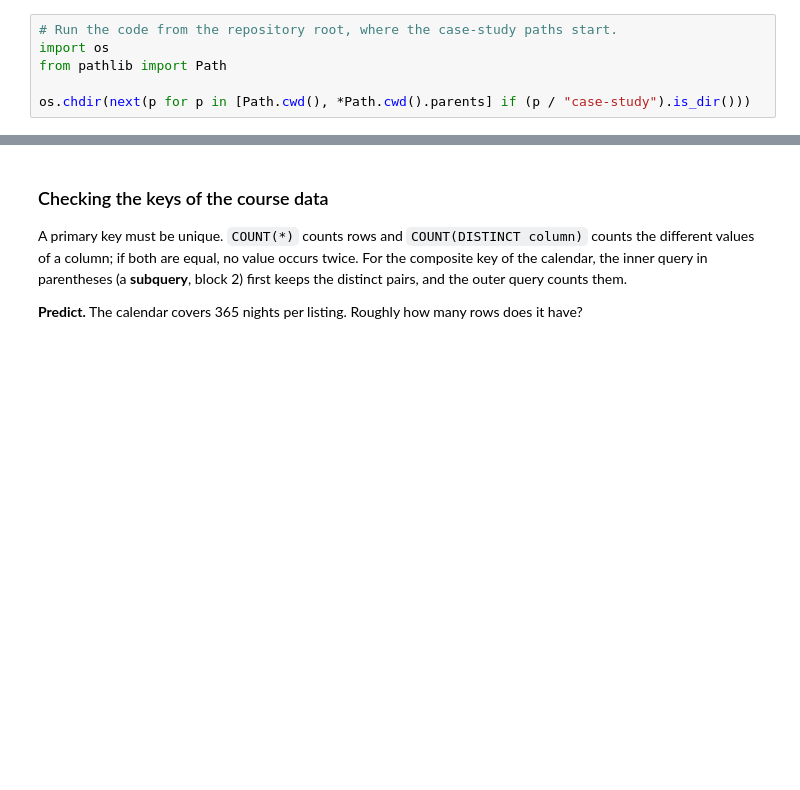
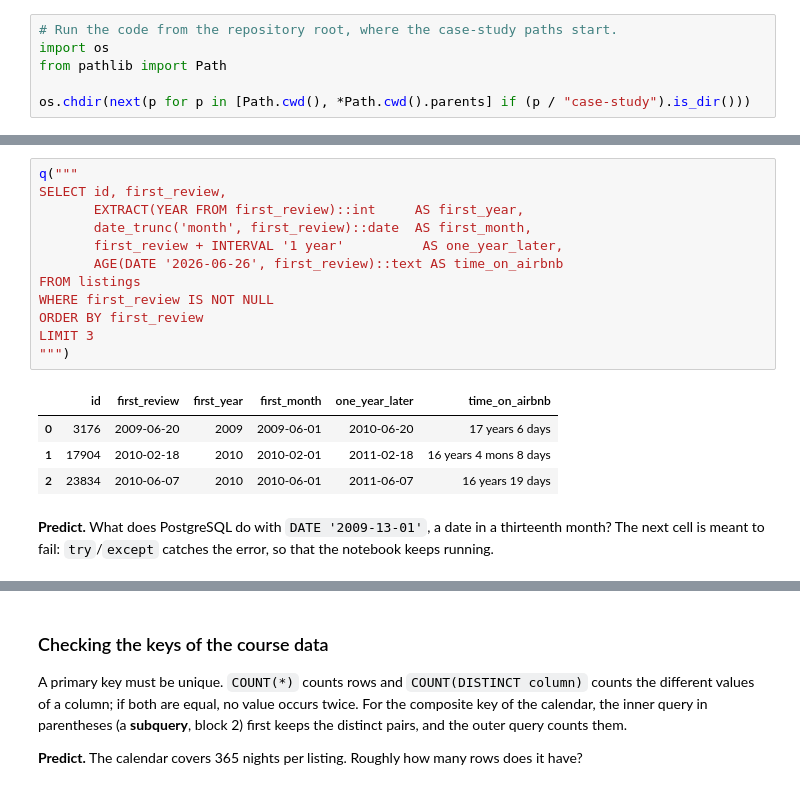
Before and after one commit to khoadaniel/statistical-programming-mpmd-htw-ws-2026, a Jupyter notebook: sessions/03-sql/workbooks/01-lecture-relational-databases-and-first-queries.ipynb, the cells around one changed output, grey strips where cells are left out. Drawn from its saved outputs; the diff is of its cells as text; blank space fills up the shorter version.

```diff
--- a/sessions/03-sql/workbooks/01-lecture-relational-databases-and-first-queries.ipynb
+++ b/sessions/03-sql/workbooks/01-lecture-relational-databases-and-first-queries.ipynb
@@ -306,0 +255,19 @@ Keys make the relationship between tables explicit, and the database uses them t
+# %%
+q("""
+SELECT id, first_review,
+       EXTRACT(YEAR FROM first_review)::int     AS first_year,
+       date_trunc('month', first_review)::date  AS first_month,
+       first_review + INTERVAL '1 year'          AS one_year_later,
+       AGE(DATE '2026-06-26', first_review)::text AS time_on_airbnb
+FROM listings
+WHERE first_review IS NOT NULL
+ORDER BY first_review
+LIMIT 3
+""")
+# %% [output]
+|  | id | first_review | first_year | first_month | one_year_later | time_on_airbnb |
+| 0 | 3176 | 2009-06-20 | 2009 | 2009-06-01 | 2010-06-20 | 17 years 6 days |
+| 1 | 17904 | 2010-02-18 | 2010 | 2010-02-01 | 2011-02-18 | 16 years 4 mons 8 days |
+| 2 | 23834 | 2010-06-07 | 2010 | 2010-06-01 | 2011-06-07 | 16 years 19 days |
+# %% [markdown]
+**Predict.** What does PostgreSQL do with `DATE '2009-13-01'`, a date in a thirteenth month? The next cell is meant to fail: `try`/`except` catches the error, so that the notebook keeps running.
```
Also changed, not shown: parts of 173 cells of this notebook, 22 other files.
